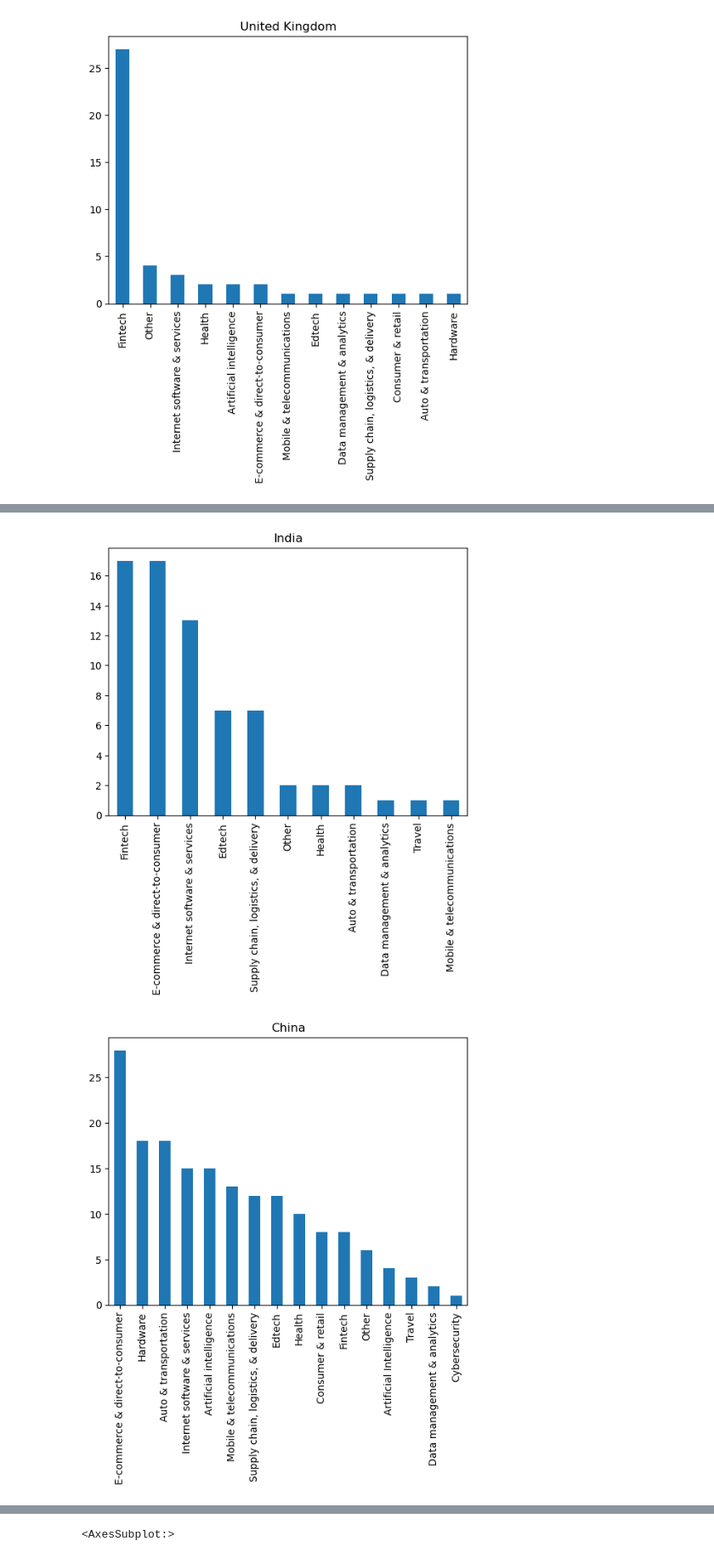
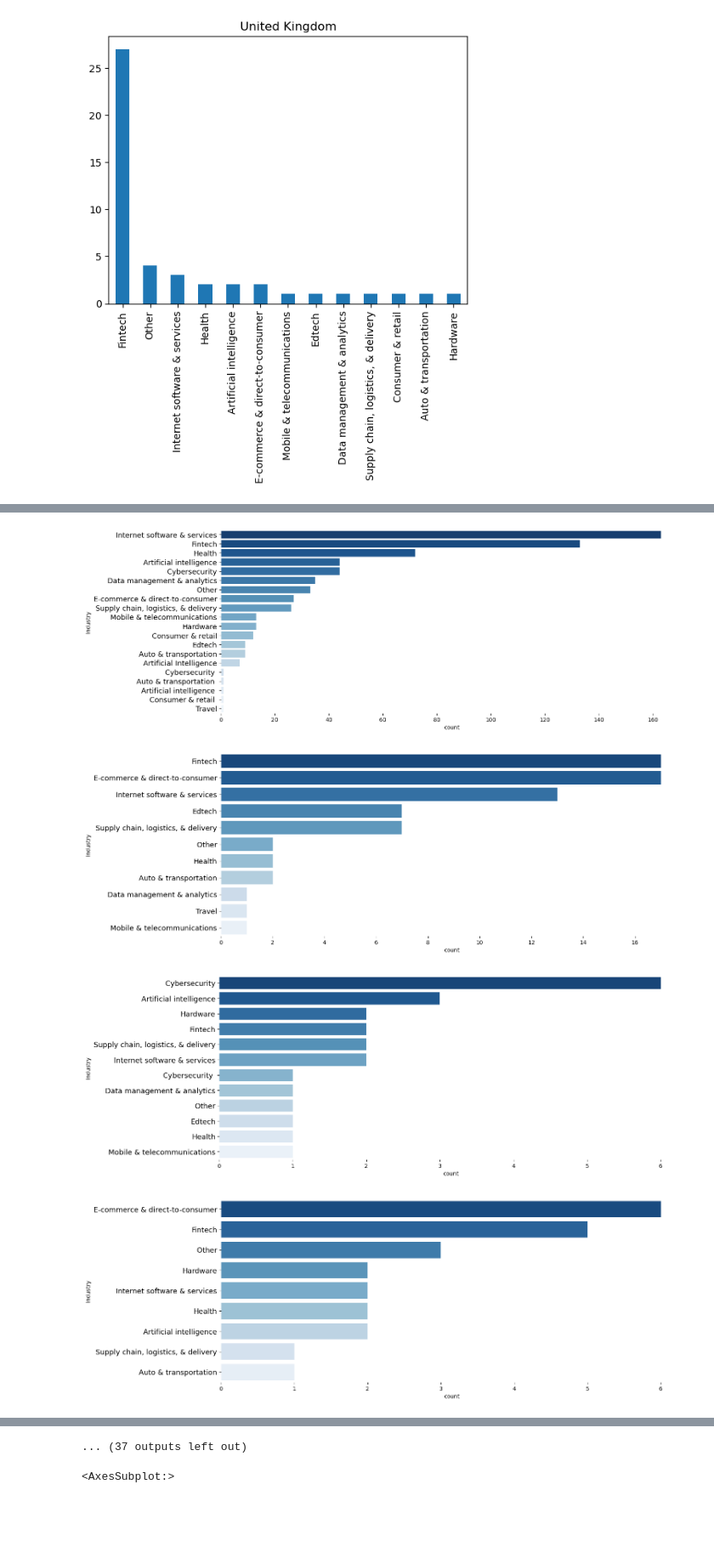
Before and after one commit to amalsalilan/Unicorn-Insights-A-Comprehensive-Data-Analysis-of-Unicorn-Companie, a Jupyter notebook: Notebook.ipynb, the cells around one changed output, grey strips where cells are left out. Shown at 85% size. Saved outputs shown, nothing was run; the diff lists cells and outputs as text; code cells hidden in the pictures; blank space fills up the shorter version.

Commit message:
ploted all country and thyre industry count

```diff
--- a/Notebook.ipynb
+++ b/Notebook.ipynb
@@ -79,8 +71,26 @@ industrys_and_country('United Kingdom')
-# %%
-industrys_and_country('India')
-# %% [output]
-[figure, removed]
-# %%
-industrys_and_country('China')
-# %% [output]
-[figure, removed]
+# %%
+country=data["Country"].unique()
+col=['United States', 'India', 'Israel', 'France', 'Colombia', 'Norway',
+        'Japan', 'Sweden', 'Germany', 'Spain', 'Italy', 'Canada',
+        'United Kingdom', 'Switzerland', 'Chile', 'Ireland',
+        'Liechtenstein', 'Thailand', 'Mexico', 'Indonesia', 'Turkey',
+        'China', 'Australia', 'South Korea', 'Brazil', 'Belgium',
+        'Estonia', 'Ecuador', 'Lithuania', 'Singapore', 'Croatia',
+        'Hong Kong', 'Finland', 'Netherlands', 'Seychelles',
+        'Czech Republic', 'United Arab Emirates', 'Malaysia', 'Senegal',
+        'Denmark', 'Philippines', 'Nigeria', 'Vietnam', 'Argentina',
+        'Austria', 'Bahamas', 'Luxembourg', 'South Africa', 'Bermuda']
+
+for i in col:
+    fig, ax = plt.subplots(1,1, figsize=(15, 6))
+    data_ind=data.loc[data.Country.isin([i])]
+    sns.countplot(y=data_ind["Industry"],data=data_ind,palette='Blues_r',order=data_ind["Industry"].value_counts().index)
+    plt.yticks(fontsize=13)
+    plt.title="test"
+    plt.box(False)
+    plt.show()
+# %% [output]
+[figure, added]
+[figure, added]
+[figure, added]
+[figure, added]
@@ -87,3 +105,4 @@ industrys_and_country('China')
+... (37 outputs left out)
 # %%
 Internet_software_services_df=data.loc[data.Industry== 'Internet software & services']
 Internet_software_services_df['Country'].value_counts().plot(kind='bar')
```
Also changed, not shown: parts of 3 cells of this notebook.
